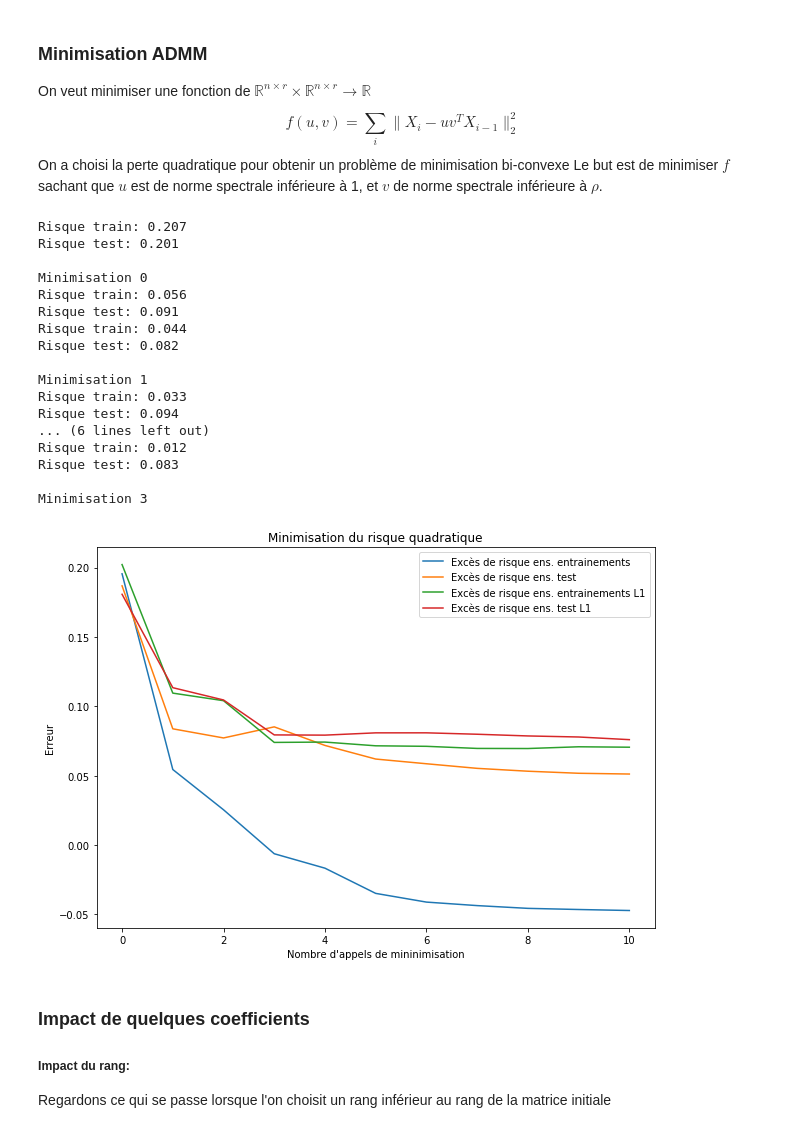
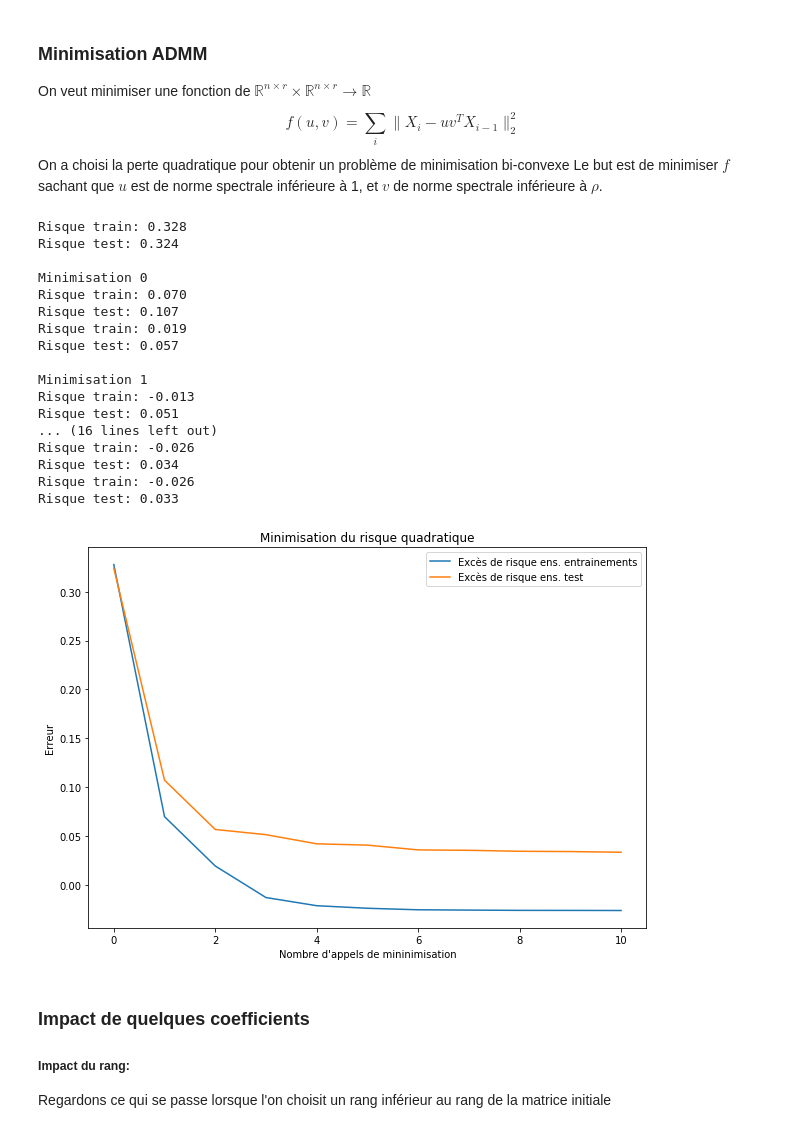
Before and after one commit to garnier94/SimulationVAR1, a Jupyter notebook: Simulation.ipynb, the cells around one changed output. Cells and saved outputs as stored; diff of their text form; code cells hidden in the pictures.

Commit message:
Importance taille vecteur

```diff
--- a/Simulation.ipynb
+++ b/Simulation.ipynb
@@ -16,7 +16,7 @@ import scipy.optimize
 On genère une matrice de $A$  rang $r$ et de taille $n \times n$ . On s'assure que $\|A\|_{S_\infty} = \rho <1$
 # %%
 r = 4 #rang de la matrice
-n = 100 #taille de la matrice
+n = 30 #taille de la matrice
 rho = 0.75
 
 C = 2 * np.random.rand(r,n) - 1
@@ -182,58 +182,58 @@ def admm(list_X, u=u, v=v,  A_init = A ,  epoch = 4, n = 100, r= 4, n_train = 30
     for j in range(epoch):
         if verbose:
             print("\nMinimisation " +str(j) )
-        fonc = partial_u(v_cur, list_X_train,n=n, r=r , **kwargs)
+        fonc = partial_u(v_cur, list_X_train,n=M, r=r , **kwargs)
         #u_cur = descente_gradient( fonc , init= u_cur,alpha_0 = 0.5, init_nul=False)
 
         res = scipy.optimize.minimize(fonc, u_cur.reshape(n*r), method='L-BFGS-B', options={'disp': verbose, 'ftol': 0.001})
-        u_cur = res.x.reshape(n,r)
+        u_cur = res.x.reshape(M,r)
         u_cur = proj(u_cur, 1)
 
         risk_list.append(get_risk(u_cur,v_cur))
 
-        fonc = partial_v(u_cur, list_X_train,n=n, r=r , **kwargs)
+        fonc = partial_v(u_cur, list_X_train,n=M, r=r , **kwargs)
         #v_cur = descente_gradient( fonc, init= v_cur,alpha_0 = 0.5, init_nul=False)
         res = scipy.optimize.minimize(fonc, v_cur.reshape(n*r), method='L-BFGS-B', options={'disp': verbose, 'ftol': 0.001})
-        v_cur = res.x.reshape(r,n)
+        v_cur = res.x.reshape(r,M)
         v_cur = proj(v_cur, rho)
 
         risk_list.append(get_risk(u_cur,v_cur))
 
     return u_cur, v_cur, risk_list
 # %%
-#u_fin, v_fin, risk_list = admm(list_X, r= 4,epoch = 5, verbose=True, rho = 0.75,  n_train = 900, n = n)
-u_L1, v_L1, risk_list_L1 = admm(list_X, r= 4,epoch = 5, verbose=True, rho = 0.75,  n_train = 900, n = n, penalite = 'L1', coeff_penalisation = 0.01)
+u_fin, v_fin, risk_list = admm(list_X, r= 4,epoch = 5, verbose=True, rho = 0.75,  n_train = 900, n = n)
+#u_L1, v_L1, risk_list_L1 = admm(list_X, r= 4,epoch = 5, verbose=True, rho = 0.75,  n_train = 900, n = n, penalite = 'L1', coeff_penalisation = 0.01)
 # %% [output]
-Risque train: 0.207
-Risque test: 0.201
+Risque train: 0.328
+Risque test: 0.324
 
 Minimisation 0
-Risque train: 0.056
-Risque test: 0.091
-Risque train: 0.044
-Risque test: 0.082
+Risque train: 0.070
+Risque test: 0.107
+Risque train: 0.019
+Risque test: 0.057
 
 Minimisation 1
-Risque train: 0.033
-Risque test: 0.094
-... (6 lines left out)
-Risque train: 0.012
-Risque test: 0.083
-
-Minimisation 3
+Risque train: -0.013
+Risque test: 0.051
+... (16 lines left out)
+Risque train: -0.026
+Risque test: 0.034
+Risque train: -0.026
+Risque test: 0.033
 # %%
 risque_matrice = np.array(risk_list)
-risque_matrice_L1 = np.array(risk_list_L1)
+#risque_matrice_L1 = np.array(risk_list_L1)
 plt.figure(figsize=(10,7))
 plt.plot(risque_matrice)
-plt.plot(risque_matrice_L1)
+#plt.plot(risque_matrice_L1)
 plt.legend(['Excès de risque ens. entrainements','Excès de risque ens. test', 'Excès de risque ens. entrainements L1','Excès de risque ens. test L1'])
 plt.title('Minimisation du risque quadratique')
 plt.xlabel("Nombre d'appels de mininimisation")
 plt.ylabel("Erreur")
 plt.show()
 # %% [output]
-[figure, old version]
+[figure, new version]
 # %% [markdown]
 ### Impact de quelques coefficients
 
```
Also changed, not shown: parts of 7 cells of this notebook.
